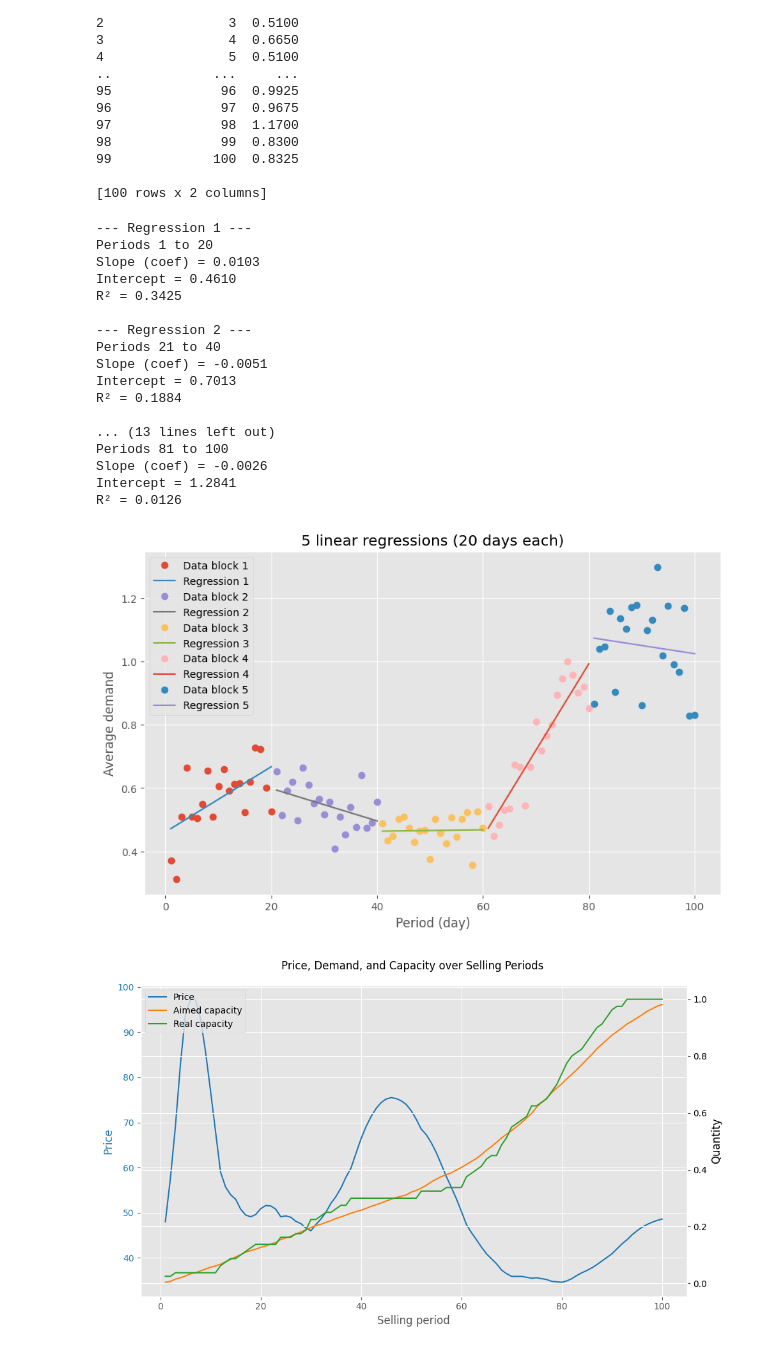
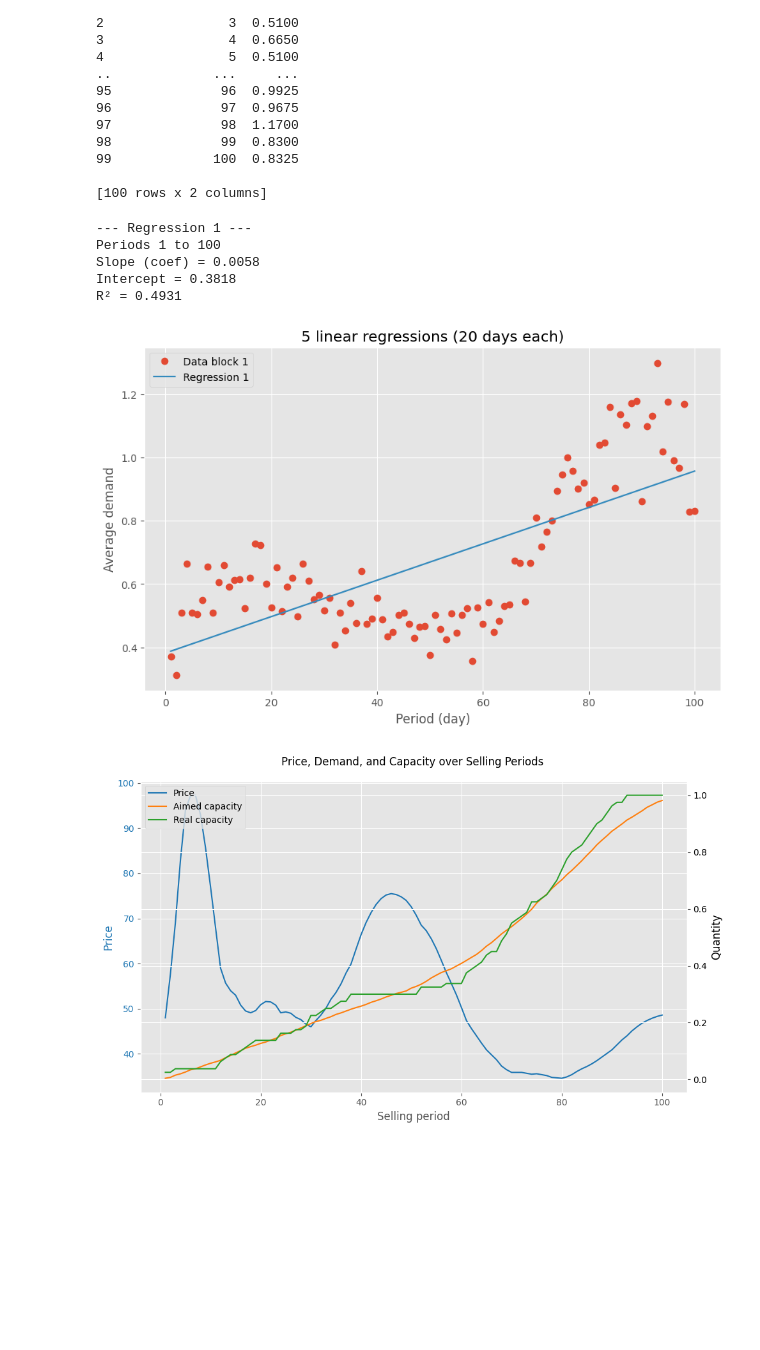
Before and after one commit to qcorveler/Optizoignons, a Jupyter notebook: Yann/Quentin_data/11_03/W4_OLS_demand_model.ipynb, the cells around one changed output. Cells and saved outputs as stored; diff of their text form; code cells hidden in the pictures; blank space fills up the shorter version.

Commit message:
regression sur la demande

```diff
--- a/Yann/Quentin_data/11_03/W4_OLS_demand_model.ipynb
+++ b/Yann/Quentin_data/11_03/W4_OLS_demand_model.ipynb
@@ -375,8 +375,8 @@ dem_mean_per_period = df_comp_details.groupby('selling_period').agg({
 }).reset_index()
 
 # Paramètres
-n_regressions = 5
-days_per_regression = 20
+n_regressions = 1
+days_per_regression = 100
 
 models = []
 
@@ -390,50 +390,38 @@ for i in range(n_regressions):
     subset = dem_mean_per_period.query("selling_period >= @start and selling_period <= @end")
 
     # Variables d'entrée et de sortie
     X = subset["selling_period"].values.reshape(-1, 1)
     y = subset["demand"].values
 
     # Régression linéaire
     model = LinearRegression().fit(X, y)
     y_pred = model.predict(X)
     models.append(model)
 
     # Affichage console
     print(f"--- Regression {i+1} ---")
     print(f"Periods {start} to {end}")
     print(f"Slope (coef) = {model.coef_[0]:.4f}")
     print(f"Intercept = {model.intercept_:.4f}")
     print(f"R² = {model.score(X, y):.4f}")
     print()
 
     # Tracé
     plt.plot(X, y, 'o', label=f"Data block {i+1}")
     plt.plot(X, y_pred, '-', label=f"Regression {i+1}")
 
 plt.xlabel("Period (day)")
 plt.ylabel("Average demand")
 plt.title("5 linear regressions (20 days each)")
 plt.legend()
 plt.show()
 # %% [output]
 --- Regression 1 ---
-Periods 1 to 20
-Slope (coef) = 0.0103
-Intercept = 0.4610
-R² = 0.3425
-
---- Regression 2 ---
-Periods 21 to 40
-Slope (coef) = -0.0051
-Intercept = 0.7013
-R² = 0.1884
-
-... (13 lines left out)
-Periods 81 to 100
-Slope (coef) = -0.0026
-Intercept = 1.2841
-R² = 0.0126
+Periods 1 to 100
+Slope (coef) = 0.0058
+Intercept = 0.3818
+R² = 0.4931
-[figure, old version]
+[figure, new version]
 # %%
 # On trace l'évolution de la capacité en fonction de L_quentin
 
```
Also changed, not shown: parts of 2 cells of this notebook, 2 other files.
